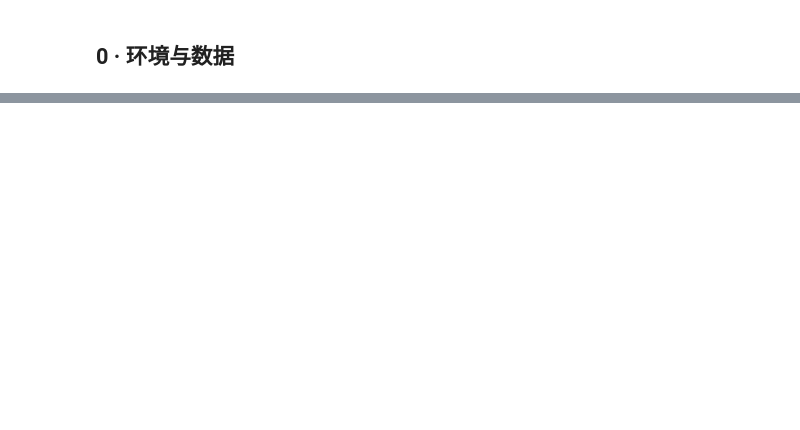
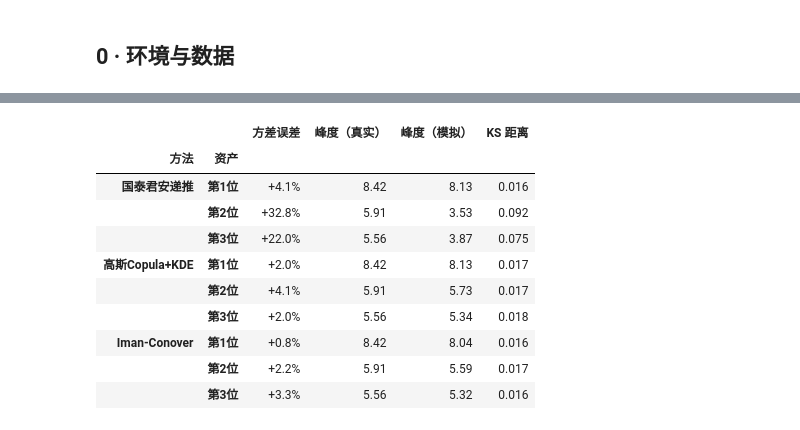
Before and after one commit to lshangro-png/tail-risk-cn, a Jupyter notebook: studies/06_gtja_kde_simulation/kde_simulation.ipynb, the cells around one changed output, grey strips where cells are left out. Drawn from its saved outputs; the diff is of its cells as text; code cells hidden in the pictures; blank space fills up the shorter version.

```diff
--- a/studies/06_gtja_kde_simulation/kde_simulation.ipynb
+++ b/studies/06_gtja_kde_simulation/kde_simulation.ipynb
@@ -169,25 +31,0 @@ tbl.style.format("{:+.1%}", subset=[c for c in tbl.columns if "方差" in c[0]])
-# %%
-RISKY = ["沪深300ETF", "恒生ETF", "标普500ETF", "黄金ETF"]
-Rr = R5[RISKY]
-
-def min_es_weights(method, H, order):
-    P = sm.simulate_horizon(method, H[:, order], HORIZON, N_PATHS, rng).sum(axis=1)
-    w = al.min_cvar(pd.DataFrame(P), q=0.95, upper=1.0).values
-    out = np.empty(len(order)); out[order] = w
-    return out
-
-variants = {
-    "高斯 Copula 重抽": (sm.gaussian_copula_kde, [0, 1, 2, 3]),
-    "Iman-Conover": (sm.iman_conover, [0, 1, 2, 3]),
-    "递推（原顺序：沪深300 在前）": (sm.gtja_recursion, [0, 1, 2, 3]),
-    "递推（倒序：黄金在前）": (sm.gtja_recursion, [3, 2, 1, 0]),
-}
-rows = []
-for t in Rr.groupby(Rr.index.to_period("2Q")).tail(1).index[1:]:
-    H = Rr.loc[:t].tail(WINDOW).values
-    ref = min_es_weights(sm.gaussian_copula_kde, H, [0, 1, 2, 3])
-    for name, (f, order) in variants.items():
-        w = min_es_weights(f, H, order)
-        rows.append({"方法": name, "与高斯 Copula 的权重差（单边）": np.abs(w - ref).sum() / 2, **dict(zip(RISKY, w))})
-partW = pd.DataFrame(rows).groupby("方法").mean().loc[list(variants)]
-partW.style.format("{:.1%}")
@@ -279,0 +83,28 @@ pd.DataFrame(rows).T.style.format("{:+.2f}")
+# %%
+T = 2000
+z = rng.multivariate_normal([0, 0, 0], [[1, .6, .3], [.6, 1, .4], [.3, .4, 1]], T)
+H = np.exp(0.6 * z)
+H = (H - H.mean(0)) / H.std(0) * np.array([.01, .02, .015])
+C0 = np.cov(H, rowvar=False)
+rows = []
+for name, f in sm.METHODS.items():
+    X = f(H, 100_000, rng)
+    C = np.cov(X, rowvar=False)
+    for j in range(3):
+        rows.append({"方法": name, "资产": f"第{j + 1}位", "方差误差": C[j, j] / C0[j, j] - 1,
+                     "峰度（真实）": kurtosis(H[:, j]), "峰度（模拟）": kurtosis(X[:, j]),
+                     "KS 距离": ks_2samp(X[:, j], H[:, j]).statistic})
+pd.DataFrame(rows).set_index(["方法", "资产"]).style.format(
+    {"方差误差": "{:+.1%}", "峰度（真实）": "{:.2f}", "峰度（模拟）": "{:.2f}", "KS 距离": "{:.3f}"})
+# %% [output]
+|  |  | 方差误差 | 峰度（真实） | 峰度（模拟） | KS 距离 |
+| 方法 | 资产 |  |  |  |  |
+| 国泰君安递推 | 第1位 | +4.1% | 8.42 | 8.13 | 0.016 |
+|  | 第2位 | +32.8% | 5.91 | 3.53 | 0.092 |
+|  | 第3位 | +22.0% | 5.56 | 3.87 | 0.075 |
+| 高斯Copula+KDE | 第1位 | +2.0% | 8.42 | 8.13 | 0.017 |
+|  | 第2位 | +4.1% | 5.91 | 5.73 | 0.017 |
+|  | 第3位 | +2.0% | 5.56 | 5.34 | 0.018 |
+| Iman-Conover | 第1位 | +0.8% | 8.42 | 8.04 | 0.016 |
+|  | 第2位 | +2.2% | 5.91 | 5.59 | 0.017 |
+|  | 第3位 | +3.3% | 5.56 | 5.32 | 0.016 |
```
Also changed, not shown: parts of 49 cells of this notebook, 5 other files.
